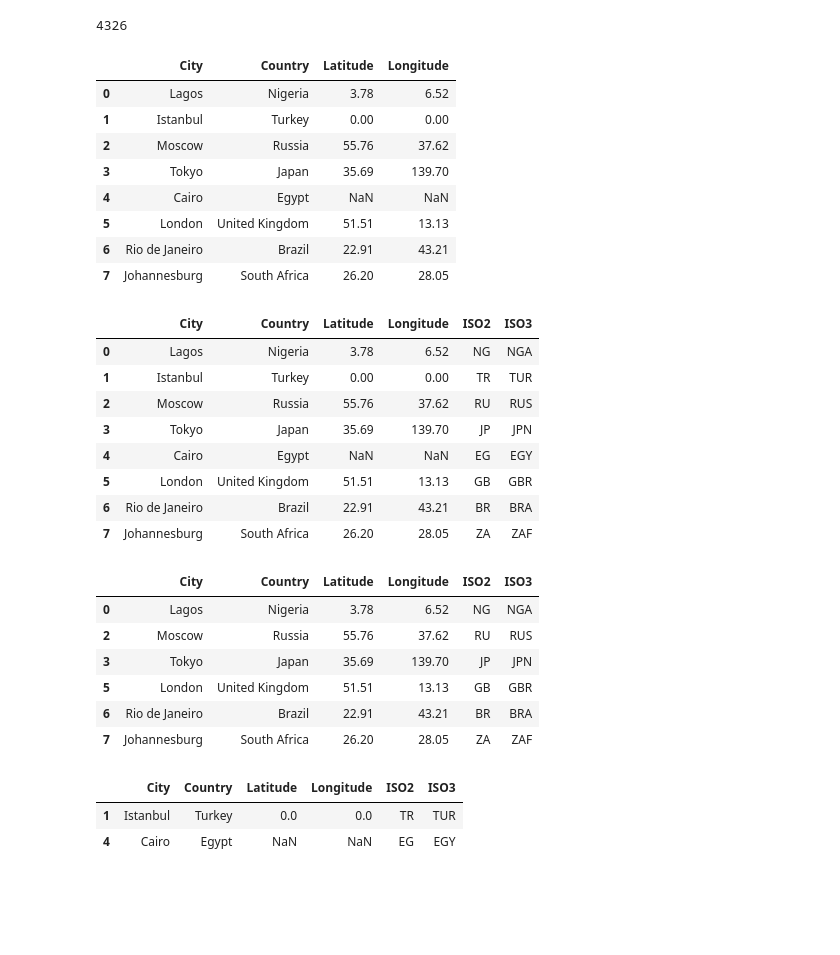
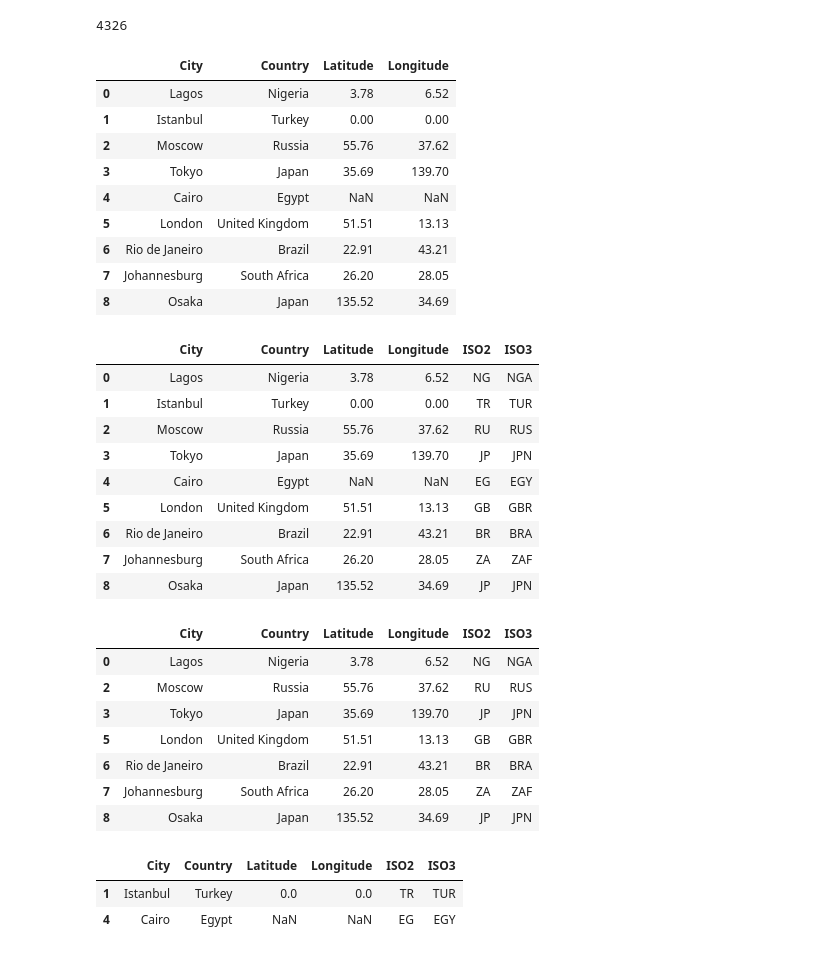
Before and after one commit to Sammy-F/IaaGeoDataCleaning, a Jupyter notebook: IaaGeoDataCleaning/CleaningUtils/examples.ipynb, the cells around one changed output. Saved outputs shown, nothing was run; the diff lists cells and outputs as text; code cells hidden in the pictures; blank space fills up the shorter version.

```diff
--- a/IaaGeoDataCleaning/CleaningUtils/examples.ipynb
+++ b/IaaGeoDataCleaning/CleaningUtils/examples.ipynb
@@ -32,22 +32,23 @@ crs
 # %%
 # Create example dataframe with nulls and faulty coordinates
 df = pd.DataFrame({
-    'City': ['Lagos', 'Istanbul', 'Moscow', 'Tokyo', 'Cairo', 'London', 'Rio de Janeiro', 'Johannesburg'],
-    'Country': ['Nigeria', 'Turkey', 'Russia', 'Japan', 'Egypt', 'United Kingdom', 'Brazil', 'South Africa'],
-    'Latitude': [3.78, 0, 55.76, 35.69, None, 51.51, 22.91, 26.20],
-    'Longitude': [6.52, 0, 37.62, 139.70, None, 13.13, 43.21, 28.05]
+    'City': ['Lagos', 'Istanbul', 'Moscow', 'Tokyo', 'Cairo', 'London', 'Rio de Janeiro', 'Johannesburg', 'Osaka'],
+    'Country': ['Nigeria', 'Turkey', 'Russia', 'Japan', 'Egypt', 'United Kingdom', 'Brazil', 'South Africa', 'Japan'],
+    'Latitude': [3.78, 0, 55.76, 35.69, None, 51.51, 22.91, 26.20, 135.52],
+    'Longitude': [6.52, 0, 37.62, 139.70, None, 13.13, 43.21, 28.05, 34.69]
 })
 df
 # %% [output]
 |  | City | Country | Latitude | Longitude |
 | 0 | Lagos | Nigeria | 3.78 | 6.52 |
 | 1 | Istanbul | Turkey | 0.00 | 0.00 |
 | 2 | Moscow | Russia | 55.76 | 37.62 |
 | 3 | Tokyo | Japan | 35.69 | 139.70 |
 | 4 | Cairo | Egypt | NaN | NaN |
 | 5 | London | United Kingdom | 51.51 | 13.13 |
 | 6 | Rio de Janeiro | Brazil | 22.91 | 43.21 |
 | 7 | Johannesburg | South Africa | 26.20 | 28.05 |
+| 8 | Osaka | Japan | 135.52 | 34.69 |
 # %%
 # Add country codes for the entries
 cc_df = add_country_code(data=df, ctry_col='Country')
@@ -62,6 +63,7 @@ cc_df
 | 5 | London | United Kingdom | 51.51 | 13.13 | GB | GBR |
 | 6 | Rio de Janeiro | Brazil | 22.91 | 43.21 | BR | BRA |
 | 7 | Johannesburg | South Africa | 26.20 | 28.05 | ZA | ZAF |
+| 8 | Osaka | Japan | 135.52 | 34.69 | JP | JPN |
 # %%
 # Filter entries with and without coordinate inputs
 filtered_df = filter_data_without_coords(data=cc_df, lat_col='Latitude', lng_col='Longitude')
@@ -74,6 +76,7 @@ filtered_df[0]
 | 5 | London | United Kingdom | 51.51 | 13.13 | GB | GBR |
 | 6 | Rio de Janeiro | Brazil | 22.91 | 43.21 | BR | BRA |
 | 7 | Johannesburg | South Africa | 26.20 | 28.05 | ZA | ZAF |
+| 8 | Osaka | Japan | 135.52 | 34.69 | JP | JPN |
 # %%
 filtered_df[1]
 # %% [output]
```
Also changed, not shown: parts of 8 cells of this notebook, 2 other files.
